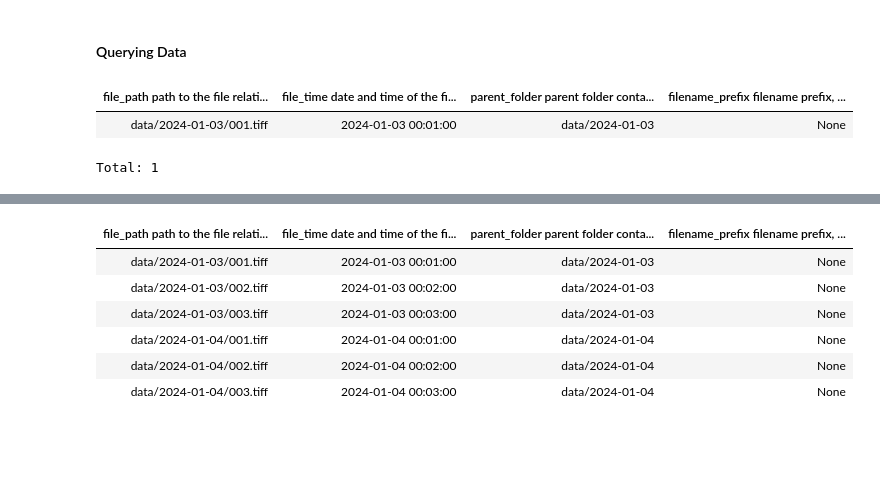
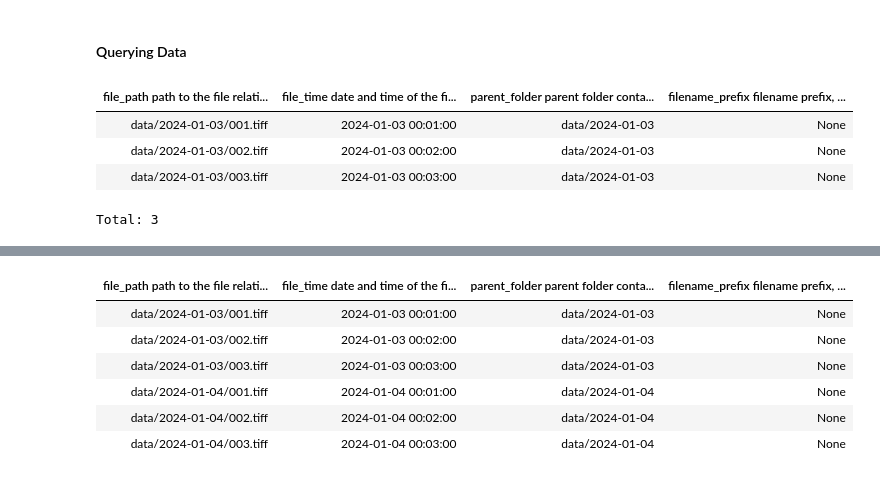
Before and after one commit to datajoint-company/db-programming-with-datajoint, a Jupyter notebook: notebooks/SQL Syntax for DataJoint Querying.ipynb, the cells around one changed output, grey strips where cells are left out. Cells and saved outputs as stored; diff of their text form; code cells hidden in the pictures; blank space fills up the shorter version.

```diff
--- a/notebooks/SQL Syntax for DataJoint Querying.ipynb
+++ b/notebooks/SQL Syntax for DataJoint Querying.ipynb
@@ -122,9 +122,11 @@ Total: 15
 # %% [markdown]
 #### Querying Data
 # %%
-# Example of using the LIKE operator to filter the results
-RawFile & "file_time LIKE '2024-01-03 00:01:00'"
+# Example of using LIKE operator with wildcard(s) to filter the results based on a pattern
+RawFile & "file_time LIKE '2024-01-03%'"
 # %% [output]
 | file_path path to the file relati... | file_time date and time of the fi... | parent_folder parent folder conta... | filename_prefix filename prefix, ... |
 | data/2024-01-03/001.tiff | 2024-01-03 00:01:00 | data/2024-01-03 | None |
+| data/2024-01-03/002.tiff | 2024-01-03 00:02:00 | data/2024-01-03 | None |
+| data/2024-01-03/003.tiff | 2024-01-03 00:03:00 | data/2024-01-03 | None |
-Total: 1
+Total: 3
```
Also changed, not shown: parts of 11 cells of this notebook.
